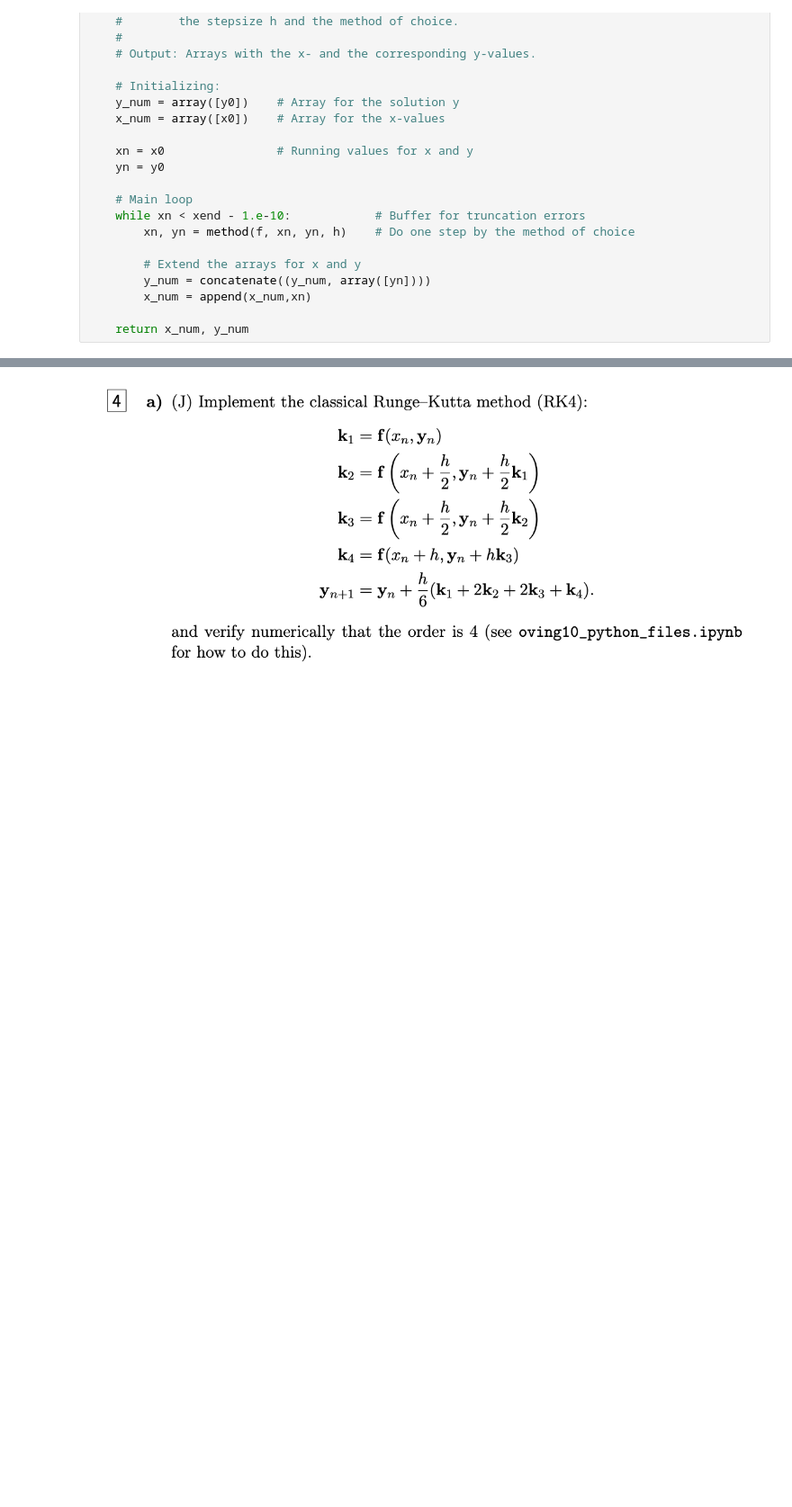
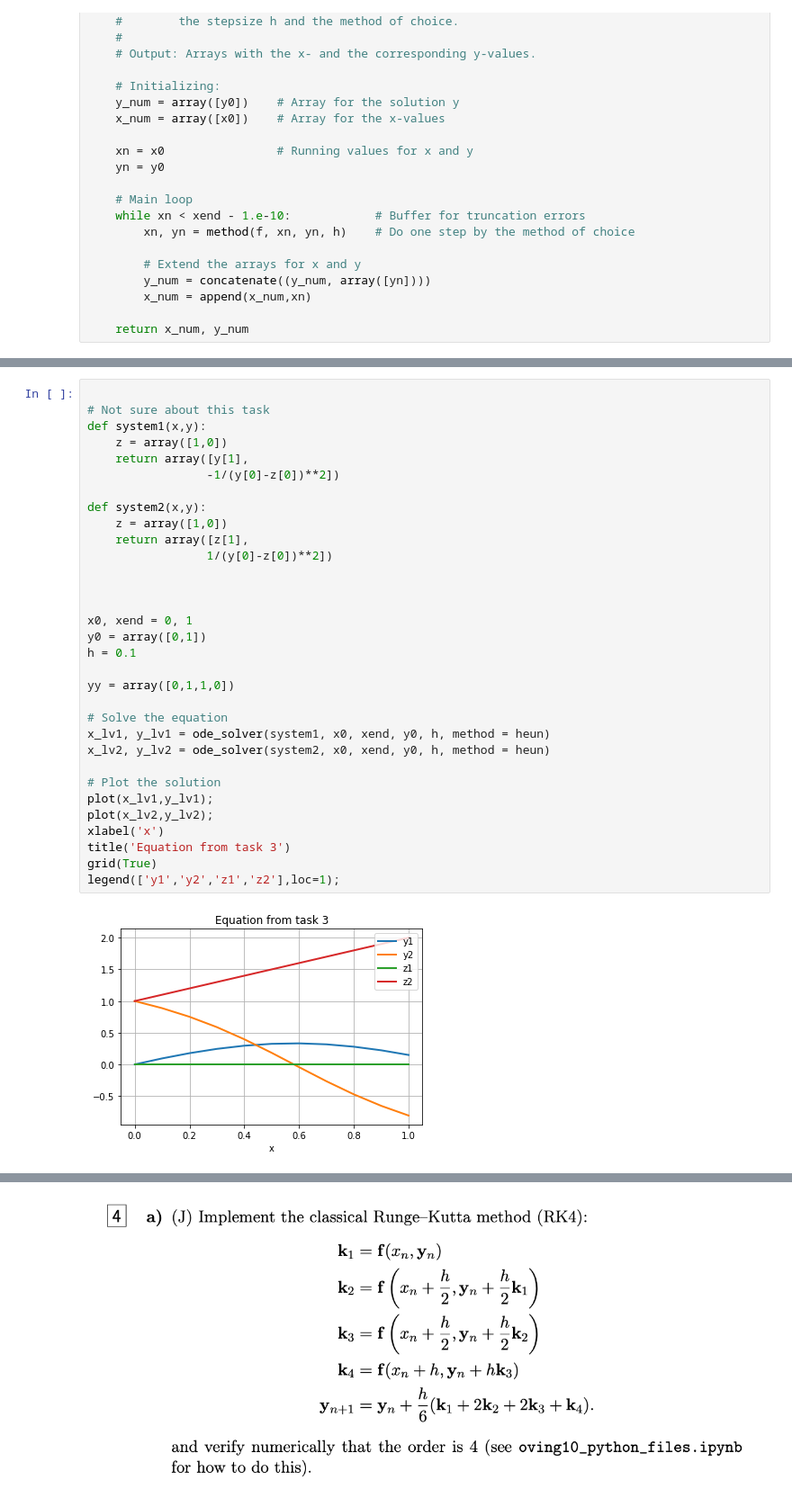
Before and after one commit to kristogj/numerics_notebooks, a Jupyter notebook: ex10.ipynb, the cells around one changed output, grey strips where cells are left out. Shown: that part at 90% size. Drawn from its saved outputs; the diff is of its cells as text; blank space fills up the shorter version.

```diff
--- a/ex10.ipynb
+++ b/ex10.ipynb
@@ -55,4 +55,38 @@ def ode_solver(f, x0, xend, y0, h, method=euler):
     return x_num, y_num
 # %% [markdown]
 ![image.png](attachment:image.png)
+# %%
+
+# Not sure about this task
+def system1(x,y):
+    z = array([1,0])
+    return array([y[1],
+                 -1/(y[0]-z[0])**2])
+
+def system2(x,y):
+    z = array([1,0])
+    return array([z[1],
+                 1/(y[0]-z[0])**2])
+
+
+
+x0, xend = 0, 1
+y0 = array([0,1])
+h = 0.1
+
+yy = array([0,1,1,0])
+
+# Solve the equation
+x_lv1, y_lv1 = ode_solver(system1, x0, xend, y0, h, method = heun)
+x_lv2, y_lv2 = ode_solver(system2, x0, xend, y0, h, method = heun)
+
+# Plot the solution
+plot(x_lv1,y_lv1);
+plot(x_lv2,y_lv2);
+xlabel('x')
+title('Equation from task 3')
+grid(True)
+legend(['y1','y2','z1','z2'],loc=1);
+# %% [output]
+[figure, added]
 # %%
```
Also changed, not shown: parts of 1 cell of this notebook.
